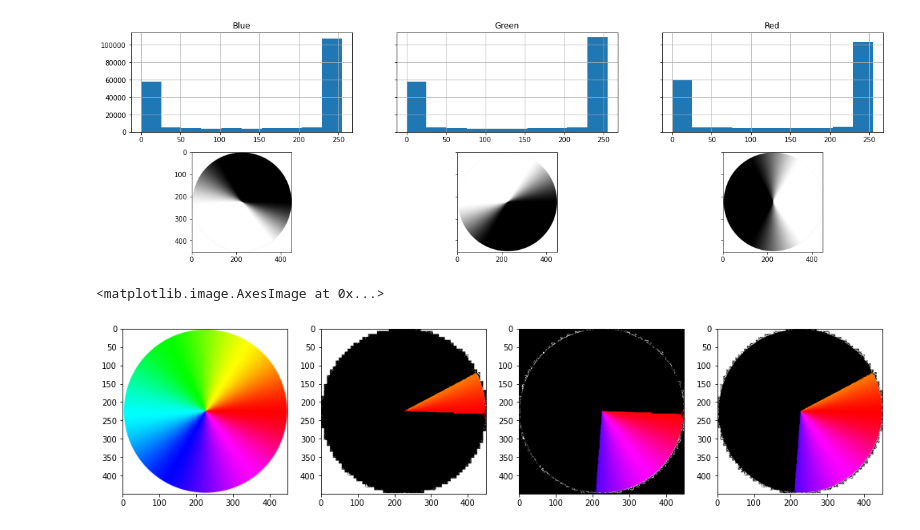
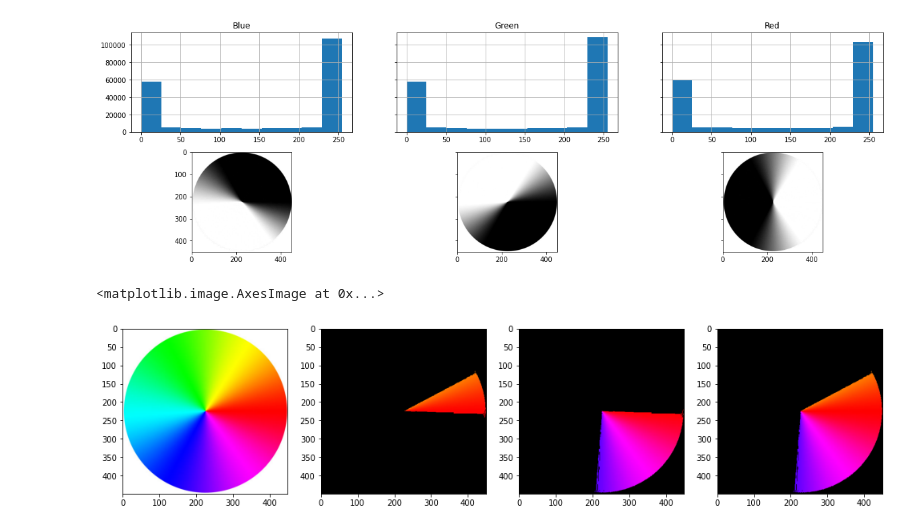
Before and after one commit to Luviz/CodeResume, a Jupyter notebook: Python/opencv/hls_analysis.ipynb, the cells around one changed output. Cells and saved outputs as stored; diff of their text form; code cells hidden in the pictures.

```diff
--- a/Python/opencv/hls_analysis.ipynb
+++ b/Python/opencv/hls_analysis.ipynb
@@ -147,25 +146,25 @@ draw_hist(img)
 # %% [output]
 [figure]
 # %%
-
 img = cv.imread("./img/color-wheel.jpg")
 hsv = cv.cvtColor(img, cv.COLOR_BGR2HSV)
 rgb = cv.cvtColor(img, cv.COLOR_BGR2RGB)
-hue = hsv[:,:,0]
+hue = hsv[:, :, 0]
+sat = hsv[:, :, 1]
 
 start = 15
-_ , th0 = cv.threshold(hue-start, 170, 1, cv.THRESH_BINARY)
-_ , th1 = cv.threshold(hue-start+55, 170, 1, cv.THRESH_BINARY)
+_, th0 = cv.threshold((hue - start) & sat, 170, 1, cv.THRESH_BINARY)
+_, th1 = cv.threshold((hue - start + 55) & sat, 170, 1, cv.THRESH_BINARY)
 
 
 fig, ax = plt.subplots(1, 4)
 
-fig.set_size_inches(17,12)
+fig.set_size_inches(17, 12)
 
 ax[0].imshow(rgb)
 ax[1].imshow(cv.bitwise_and(rgb, rgb, mask=th0))
 ax[2].imshow(cv.bitwise_and(rgb, rgb, mask=th1))
-ax[3].imshow(cv.bitwise_and(rgb, rgb, mask=(th1|th0)))
+ax[3].imshow(cv.bitwise_and(rgb, rgb, mask=(th1 | th0)))
 # %% [output]
 <matplotlib.image.AxesImage at 0x...>
-[figure, old version]
+[figure, new version]
```
Also changed, not shown: parts of 3 cells of this notebook.
